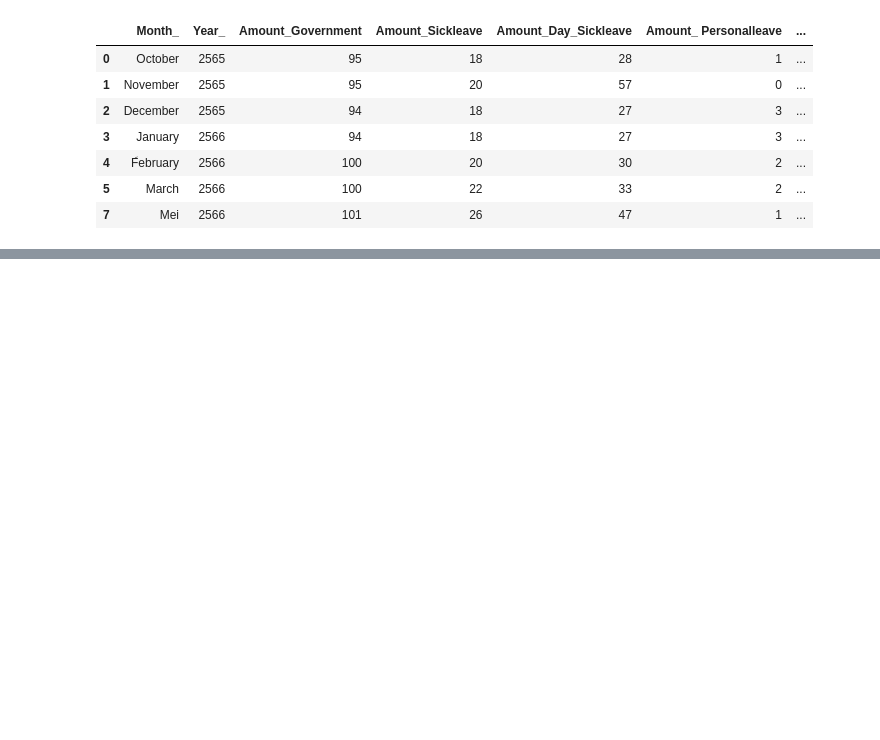
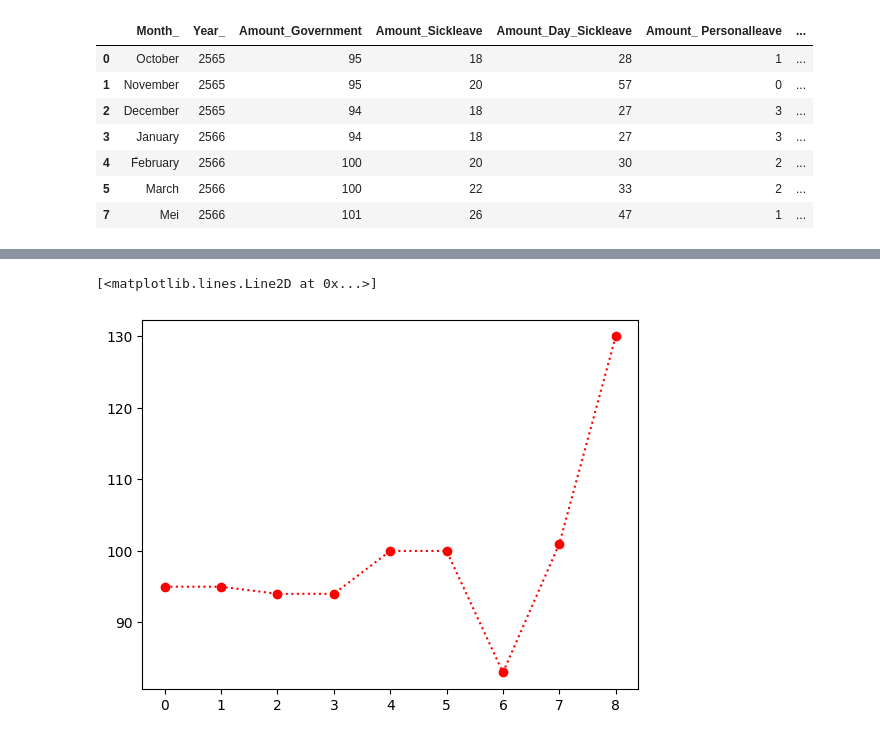
Before and after one commit to oktsadwikar/DPDM2023, a Jupyter notebook: Data102(Chapter_2).ipynb, the cells around one changed output, grey strips where cells are left out. Saved outputs shown, nothing was run; the diff lists cells and outputs as text; code cells hidden in the pictures; blank space fills up the shorter version.

```diff
--- a/Data102(Chapter_2).ipynb
+++ b/Data102(Chapter_2).ipynb
@@ -410,0 +454,5 @@ table_from_drive[(table_from_drive['Amount_Government'] != boxplot_output['flier
+# %%
+plt.plot(range(len(table_from_drive)),table_from_drive['Amount_Government'],'o:r')
+# %% [output]
+[<matplotlib.lines.Line2D at 0x...>]
+[figure, added]
```
Also changed, not shown: parts of 27 cells of this notebook.
